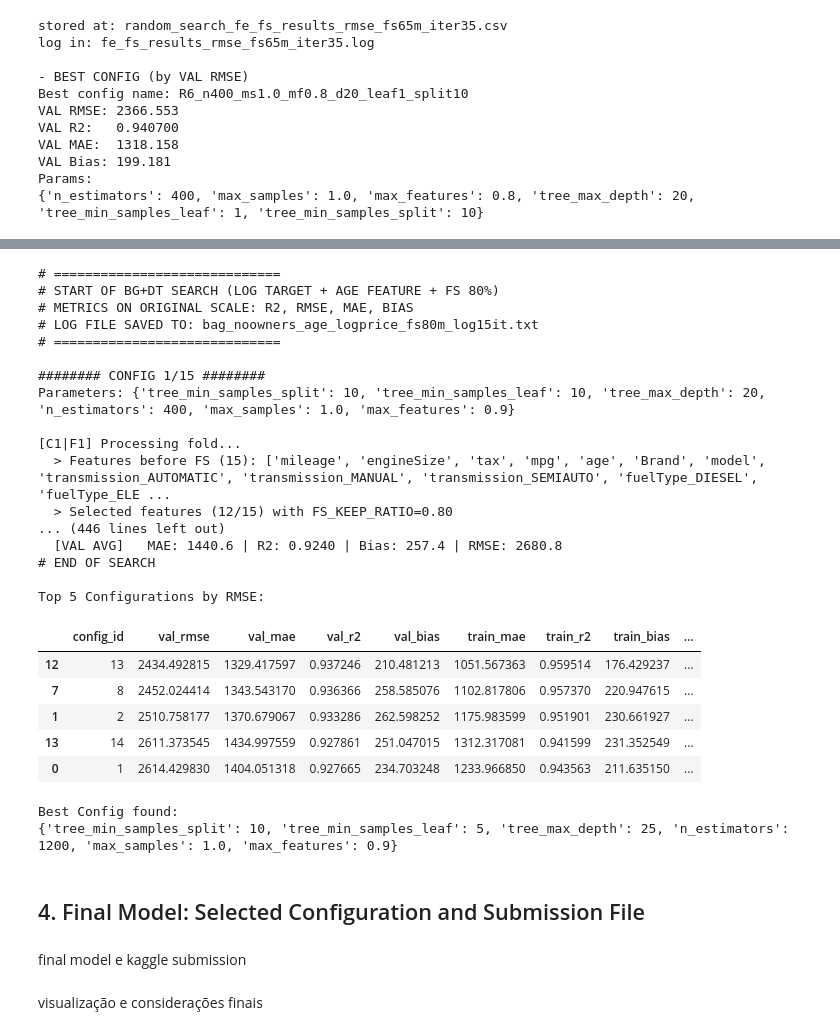
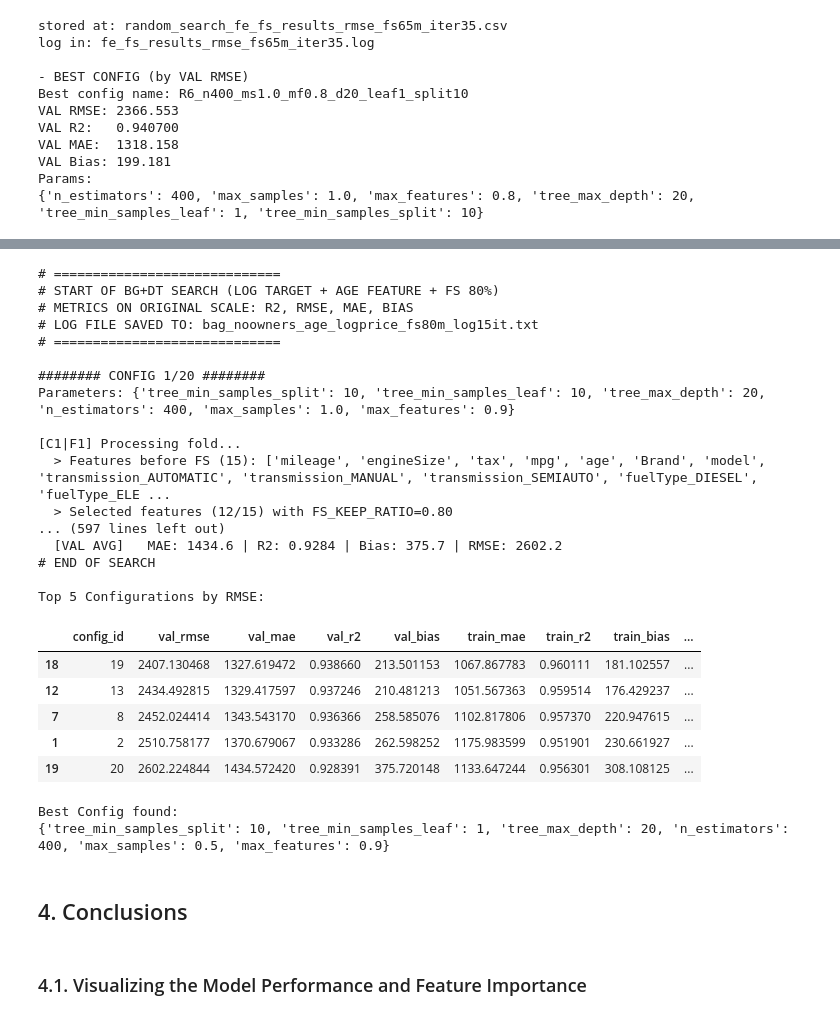
Before and after one commit to franciscasf/Machine-Learning-G51, a Jupyter notebook: notebooks/model_assessment_optimazation/05_7_BaggingRegressor.ipynb, the cells around one changed output, grey strips where cells are left out. Cells and saved outputs as stored; diff of their text form; code cells hidden in the pictures.

```diff
--- a/notebooks/model_assessment_optimazation/05_7_BaggingRegressor.ipynb
+++ b/notebooks/model_assessment_optimazation/05_7_BaggingRegressor.ipynb
@@ -192,7 +193,7 @@ param_distributions = {
 # Number of random configurations to evaluate.
 # This is intentionally small, as this run is intended
 # to provide baseline and comparative results.
-N_RANDOM_CONFIGS = 15
+N_RANDOM_CONFIGS = 20
 
 
 
@@ -485,7 +486,7 @@ modelo normal mas sem previous owners e com log do price
 # representative of the full dataset distribution.
 kf = KFold(n_splits=N_SPLITS, shuffle=True, random_state=RANDOM_STATE)
 #confirmar isto aqui
-numeric_features = ["mileage", "engineSize", "tax", "mpg"]
+numeric_features = ["mileage", "engineSize", "tax", "mpg", "year"]
 DROP_FROM_MODEL = ["previousOwners"]
 
 # HYPERPARAMETER SPACE FOR RANDOM SEARCH
@@ -528,7 +529,7 @@ param_distributions = {
 # Number of random configurations to evaluate.
 # This is intentionally small, as this run is intended
 # to provide baseline and comparative results.
-N_RANDOM_CONFIGS = 15
+N_RANDOM_CONFIGS = 20
 
 
 
@@ -818,5 +821,5 @@ Best Config found:
 # %%
-N_ITER = 10
+N_ITER = 35
 numeric_features = ["mileage", "engineSize", "tax", "mpg", "year", "previousOwners"]
 
 # Reprodutibilidade do random search (configs)
@@ -1673,7 +1678,7 @@ param_distributions = {
 
 }
 
-N_RANDOM_CONFIGS = 15  # short random search, enough for baseline results
+N_RANDOM_CONFIGS = 20  # short random search, enough for baseline results
 
 # we get N_RANDOM_CONFIGS random parameter combinations from param_distributions
 sampler = ParameterSampler(param_distributions, n_iter=N_RANDOM_CONFIGS, random_state=RANDOM_STATE)
@@ -1987,7 +1992,7 @@ param_distributions = {
 
 }
 
-N_RANDOM_CONFIGS = 15  # short random search, enough for baseline results
+N_RANDOM_CONFIGS = 20  # short random search, enough for baseline results
 
 # we get N_RANDOM_CONFIGS random parameter combinations from param_distributions
 sampler = ParameterSampler(param_distributions, n_iter=N_RANDOM_CONFIGS, random_state=RANDOM_STATE)
@@ -2229,46 +2234,44 @@ results_df_sorted = results_df.sort_values(by="val_rmse", ascending=True)
 
 print("\nTop 5 Configurations by RMSE:")
 cols = [
     "config_id",
     "val_rmse", "val_mae", "val_r2", "val_bias",
     "train_mae", "train_r2", "train_bias",
     "avg_selected_features",
     "n_estimators", "max_samples", "max_features",
     "tree_max_depth", "tree_min_samples_leaf", "tree_min_samples_split"
 ]
 display(results_df_sorted[cols].head(5))
 
 print("\nBest Config found:")
 print(best_config)
 # %% [output]
 # =============================
 # START OF BG+DT SEARCH (LOG TARGET + AGE FEATURE + FS 80%)
 # METRICS ON ORIGINAL SCALE: R2, RMSE, MAE, BIAS
 # LOG FILE SAVED TO: bag_noowners_age_logprice_fs80m_log15it.txt
 # =============================
 
-######## CONFIG 1/15 ########
+######## CONFIG 1/20 ########
 Parameters: {'tree_min_samples_split': 10, 'tree_min_samples_leaf': 10, 'tree_max_depth': 20, 'n_estimators': 400, 'max_samples': 1.0, 'max_features': 0.9}
 
 [C1|F1] Processing fold...
   > Features before FS (15): ['mileage', 'engineSize', 'tax', 'mpg', 'age', 'Brand', 'model', 'transmission_AUTOMATIC', 'transmission_MANUAL', 'transmission_SEMIAUTO', 'fuelType_DIESEL', 'fuelType_ELE ...
   > Selected features (12/15) with FS_KEEP_RATIO=0.80
-... (446 lines left out)
-  [VAL AVG]   MAE: 1440.6 | R2: 0.9240 | Bias: 257.4 | RMSE: 2680.8
+... (597 lines left out)
+  [VAL AVG]   MAE: 1434.6 | R2: 0.9284 | Bias: 375.7 | RMSE: 2602.2
 # END OF SEARCH
 
 Top 5 Configurations by RMSE:
 |  | config_id | val_rmse | val_mae | val_r2 | val_bias | train_mae | train_r2 | train_bias | ... |
+| 18 | 19 | 2407.130468 | 1327.619472 | 0.938660 | 213.501153 | 1067.867783 | 0.960111 | 181.102557 | ... |
 | 12 | 13 | 2434.492815 | 1329.417597 | 0.937246 | 210.481213 | 1051.567363 | 0.959514 | 176.429237 | ... |
 | 7 | 8 | 2452.024414 | 1343.543170 | 0.936366 | 258.585076 | 1102.817806 | 0.957370 | 220.947615 | ... |
 | 1 | 2 | 2510.758177 | 1370.679067 | 0.933286 | 262.598252 | 1175.983599 | 0.951901 | 230.661927 | ... |
-| 13 | 14 | 2611.373545 | 1434.997559 | 0.927861 | 251.047015 | 1312.317081 | 0.941599 | 231.352549 | ... |
-| 0 | 1 | 2614.429830 | 1404.051318 | 0.927665 | 234.703248 | 1233.966850 | 0.943563 | 211.635150 | ... |
+| 19 | 20 | 2602.224844 | 1434.572420 | 0.928391 | 375.720148 | 1133.647244 | 0.956301 | 308.108125 | ... |
 Best Config found:
-{'tree_min_samples_split': 10, 'tree_min_samples_leaf': 5, 'tree_max_depth': 25, 'n_estimators': 1200, 'max_samples': 1.0, 'max_features': 0.9}
+{'tree_min_samples_split': 10, 'tree_min_samples_leaf': 1, 'tree_max_depth': 20, 'n_estimators': 400, 'max_samples': 0.5, 'max_features': 0.9}
-# %% [markdown]
-## 4. Final Model: Selected Configuration and Submission File <a id="finalconfig"></a>
-# %% [markdown]
-final model e kaggle submission
-# %% [markdown]
-visualização e considerações finais
+# %% [markdown]
+## 4. Conclusions <a id="conclusions"></a>
+# %% [markdown]
+### 4.1. Visualizing the Model Performance and Feature Importance <a id="visualization"></a>
```
Also changed, not shown: parts of 30 cells of this notebook, 20 other files.
